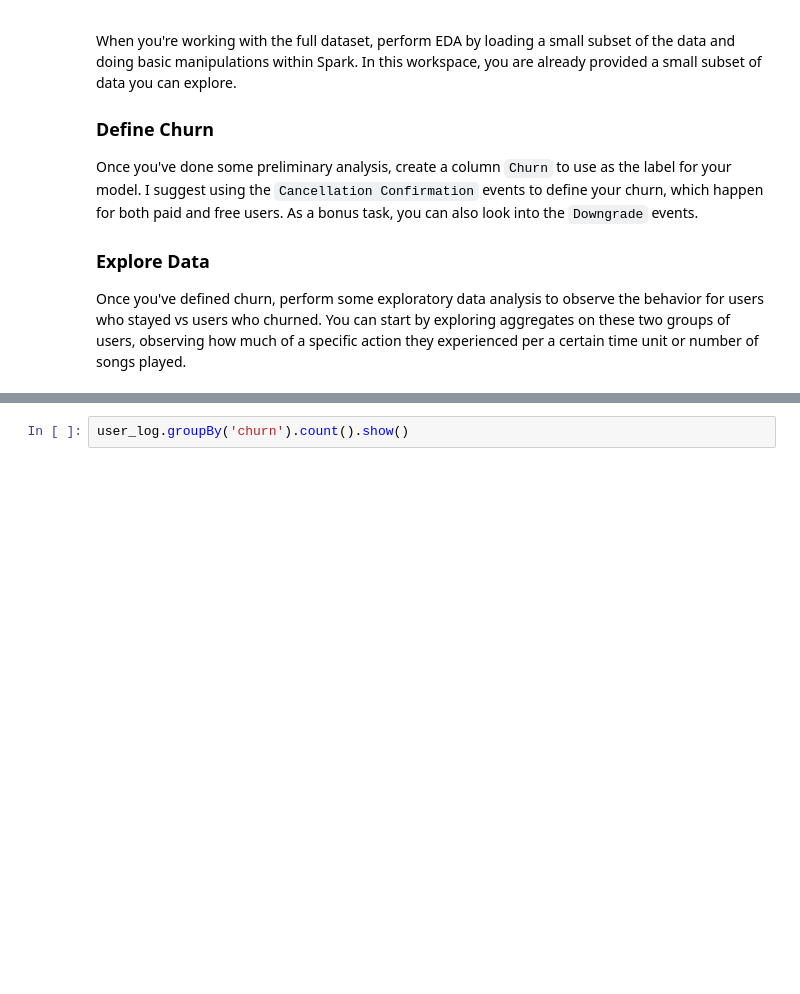
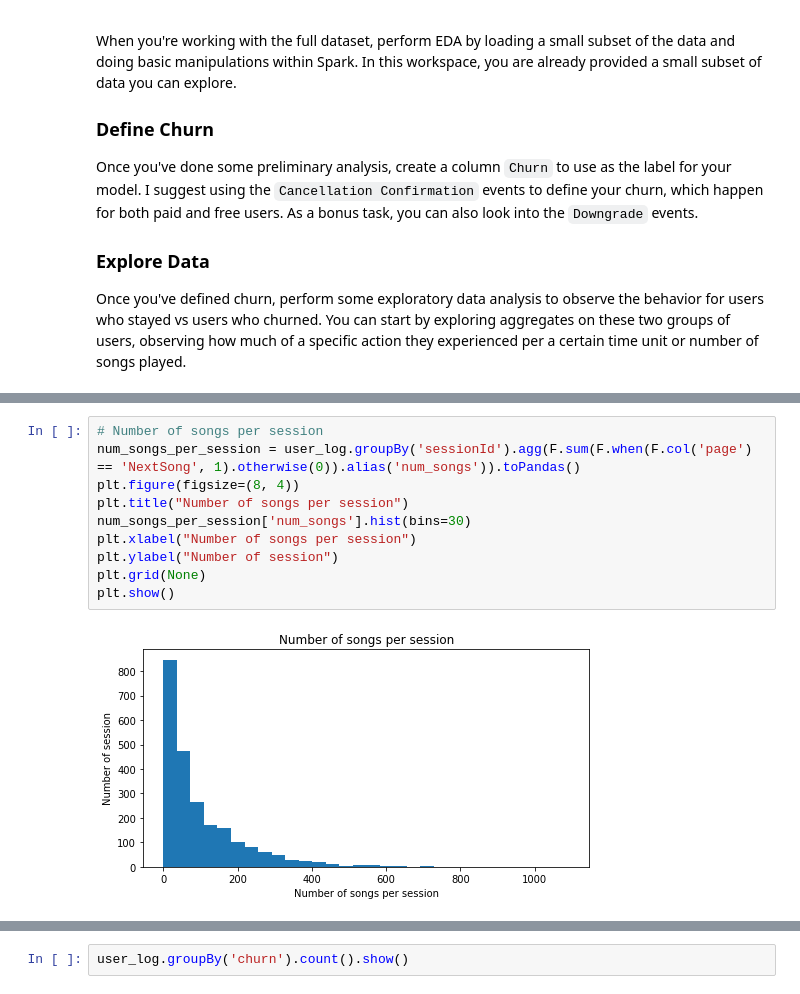
Before and after one commit to mwinterde/sparkify-capstone, a Jupyter notebook: Sparkify.ipynb, the cells around one changed output, grey strips where cells are left out. Saved outputs shown, nothing was run; the diff lists cells and outputs as text; blank space fills up the shorter version.

```diff
--- a/Sparkify.ipynb
+++ b/Sparkify.ipynb
@@ -109,0 +145,12 @@ Once you've defined churn, perform some exploratory data analysis to observe the
+# %%
+# Number of songs per session
+num_songs_per_session = user_log.groupBy('sessionId').agg(F.sum(F.when(F.col('page') == 'NextSong', 1).otherwise(0)).alias('num_songs')).toPandas()
+plt.figure(figsize=(8, 4))
+plt.title("Number of songs per session")
+num_songs_per_session['num_songs'].hist(bins=30)
+plt.xlabel("Number of songs per session")
+plt.ylabel("Number of session")
+plt.grid(None)
+plt.show()
+# %% [output]
+[figure, added]
```
Also changed, not shown: parts of 60 cells of this notebook.
